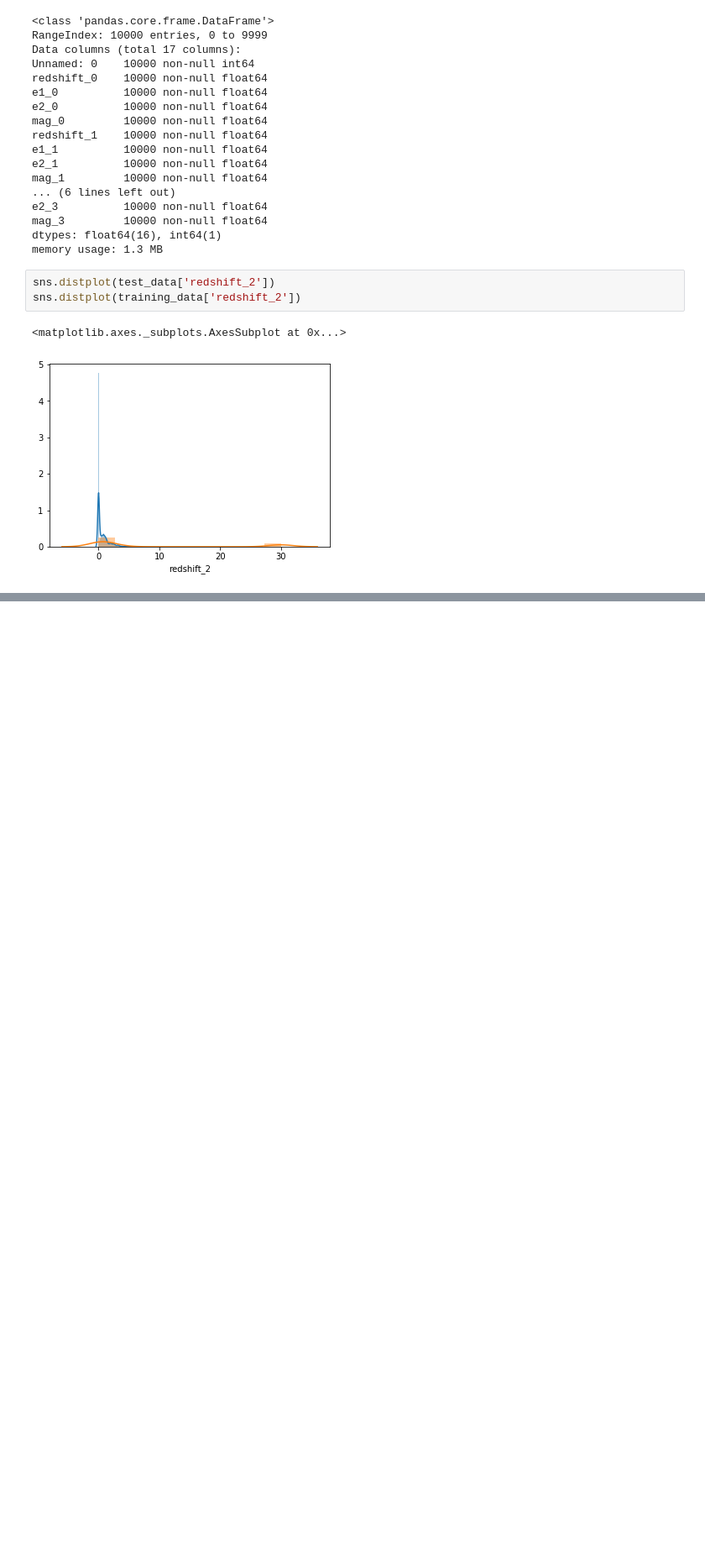
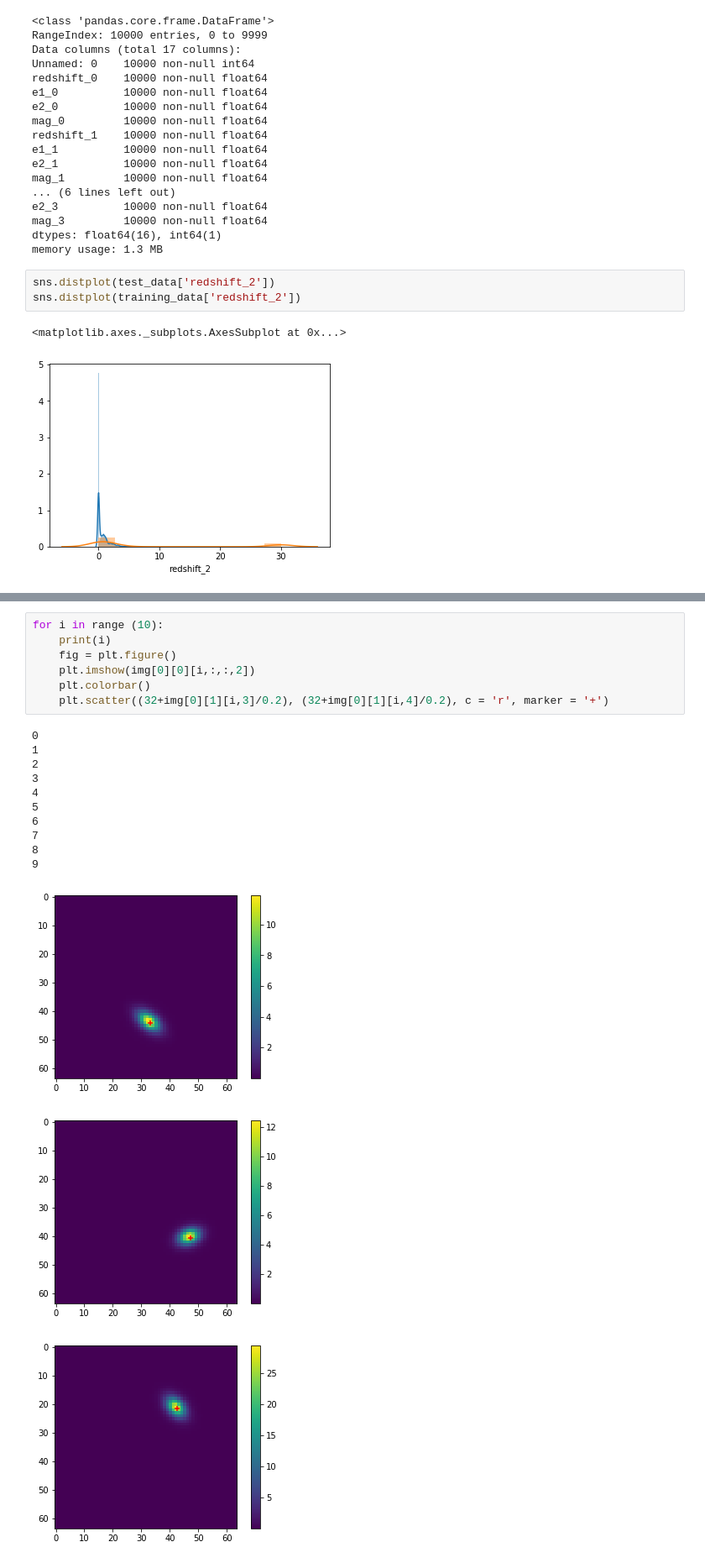
Before and after one commit to BastienArcelin/IPU-GPU, a Jupyter notebook: notebooks/parameter_estimation/Untitled.ipynb, the cells around one changed output, grey strips where cells are left out. Shown: that part at 84% size. Cells and saved outputs as stored; diff of their text form; blank space fills up the shorter version.

```diff
--- a/notebooks/parameter_estimation/Untitled.ipynb
+++ b/notebooks/parameter_estimation/Untitled.ipynb
@@ -93,0 +376,21 @@ sns.distplot(training_data['redshift_2'])
+# %%
+for i in range (10):
+    print(i)
+    fig = plt.figure()
+    plt.imshow(img[0][0][i,:,:,2])
+    plt.colorbar()
+    plt.scatter((32+img[0][1][i,3]/0.2), (32+img[0][1][i,4]/0.2), c = 'r', marker = '+')
+# %% [output]
+0
+1
+2
+3
+4
+5
+6
+7
+8
+9
+[figure, added]
+[figure, added]
+[figure, added]
```
Also changed, not shown: parts of 33 cells of this notebook, 15 other files.
